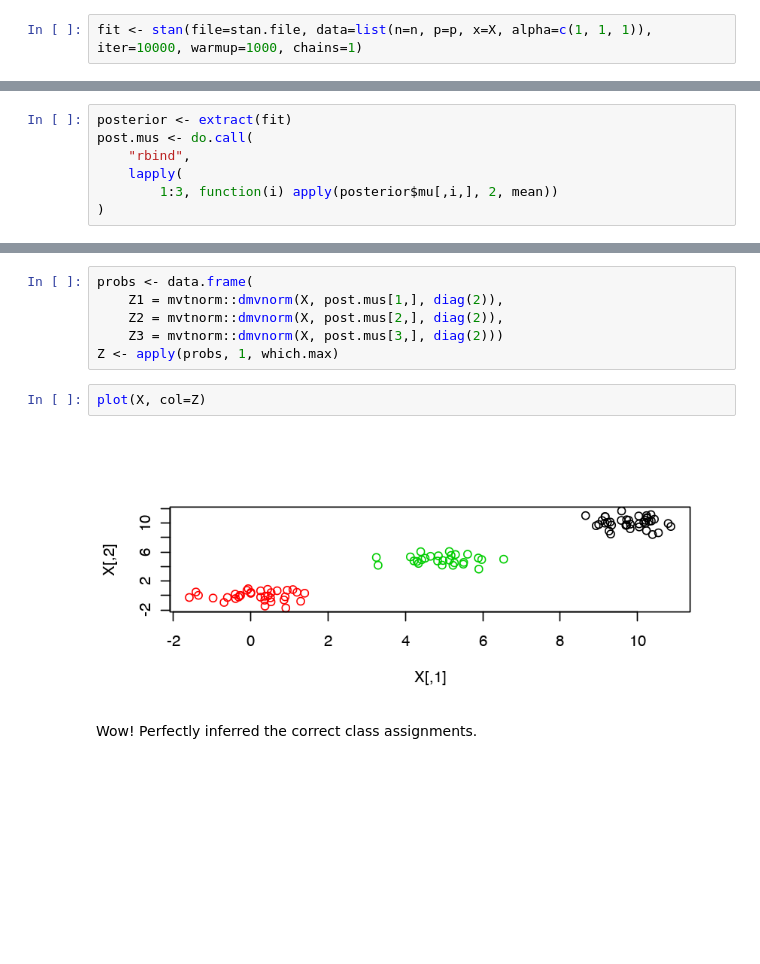
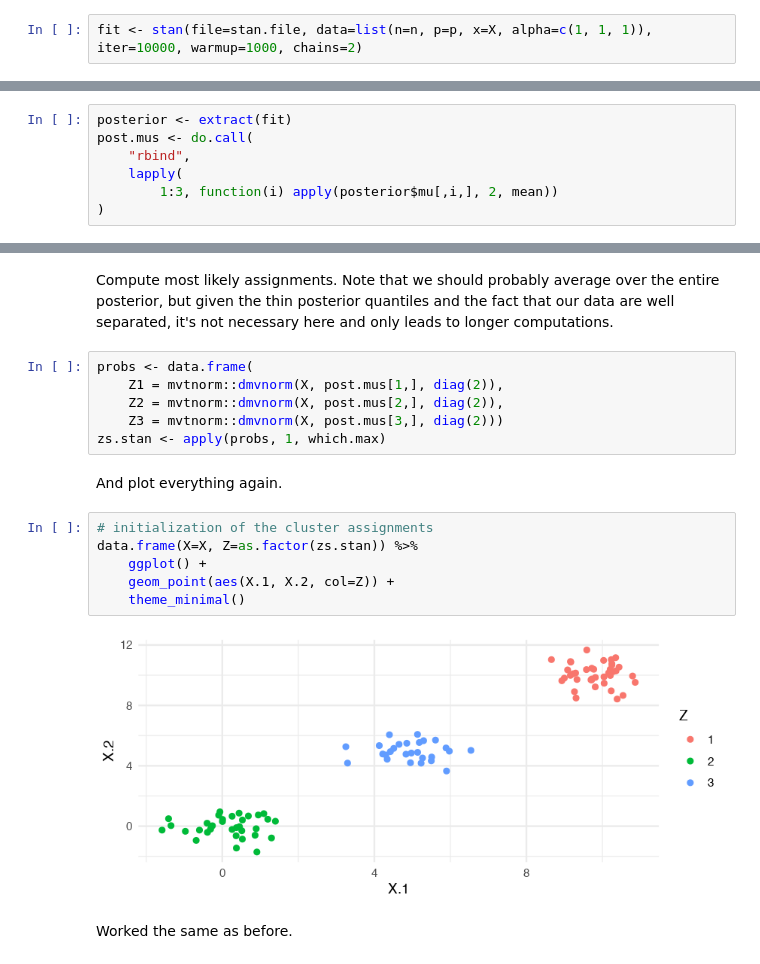
Before and after one commit to dirmeier/etudes, a Jupyter notebook: bayesian_mixture_models.ipynb, the cells around one changed output, grey strips where cells are left out. Saved outputs shown, nothing was run; the diff lists cells and outputs as text; blank space fills up the shorter version.

```diff
--- a/bayesian_mixture_models.ipynb
+++ b/bayesian_mixture_models.ipynb
@@ -161,5 +191,5 @@ parameters {
         }
 }
 # %%
-fit <- stan(file=stan.file, data=list(n=n, p=p, x=X, alpha=c(1, 1, 1)), iter=10000, warmup=1000, chains=1)
+fit <- stan(file=stan.file, data=list(n=n, p=p, x=X, alpha=c(1, 1, 1)), iter=10000, warmup=1000, chains=2)
 # %% [output]
@@ -217,12 +244,20 @@ Compute most likely assignments.
+# %% [markdown]
+Compute most likely assignments. Note that we should probably average over the entire posterior, but given the thin posterior quantiles and the fact that our data are well separated, it's not necessary here and only leads to longer computations.
 # %%
 probs <- data.frame(
     Z1 = mvtnorm::dmvnorm(X, post.mus[1,], diag(2)),
     Z2 = mvtnorm::dmvnorm(X, post.mus[2,], diag(2)),
     Z3 = mvtnorm::dmvnorm(X, post.mus[3,], diag(2)))
-Z <- apply(probs, 1, which.max)
+zs.stan <- apply(probs, 1, which.max)
-# %%
-plot(X, col=Z)
-# %% [output]
-[figure, removed]
-# %% [markdown]
-Wow! Perfectly inferred the correct class assignments.
+# %% [markdown]
+And plot everything again.
+# %%
+# initialization of the cluster assignments
+data.frame(X=X, Z=as.factor(zs.stan)) %>%
+    ggplot() +
+    geom_point(aes(X.1, X.2, col=Z)) +
+    theme_minimal()
+# %% [output]
+[figure, added]
+# %% [markdown]
+Worked the same as before.
```
Also changed, not shown: parts of 25 cells of this notebook, 1 other file.
